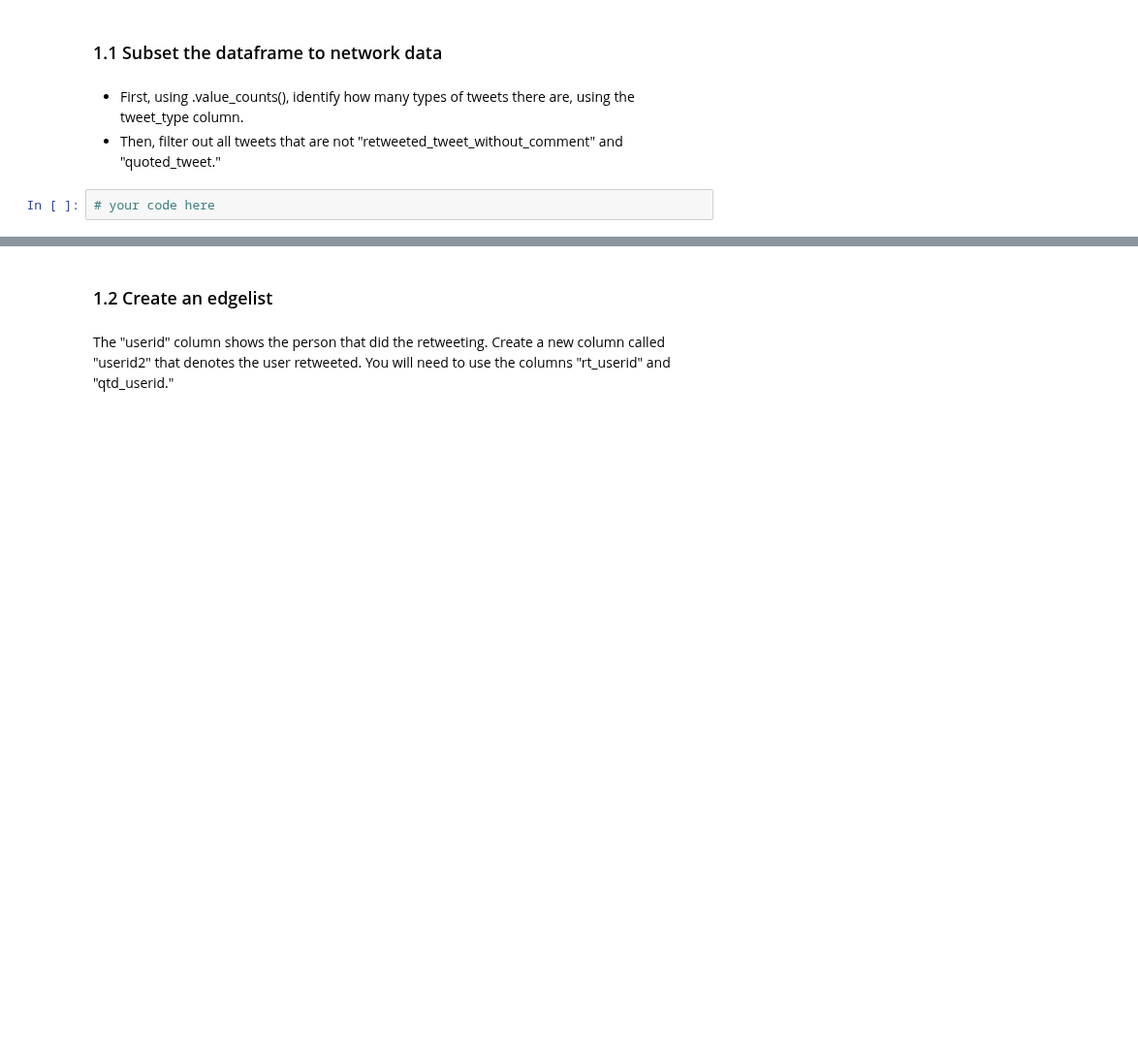
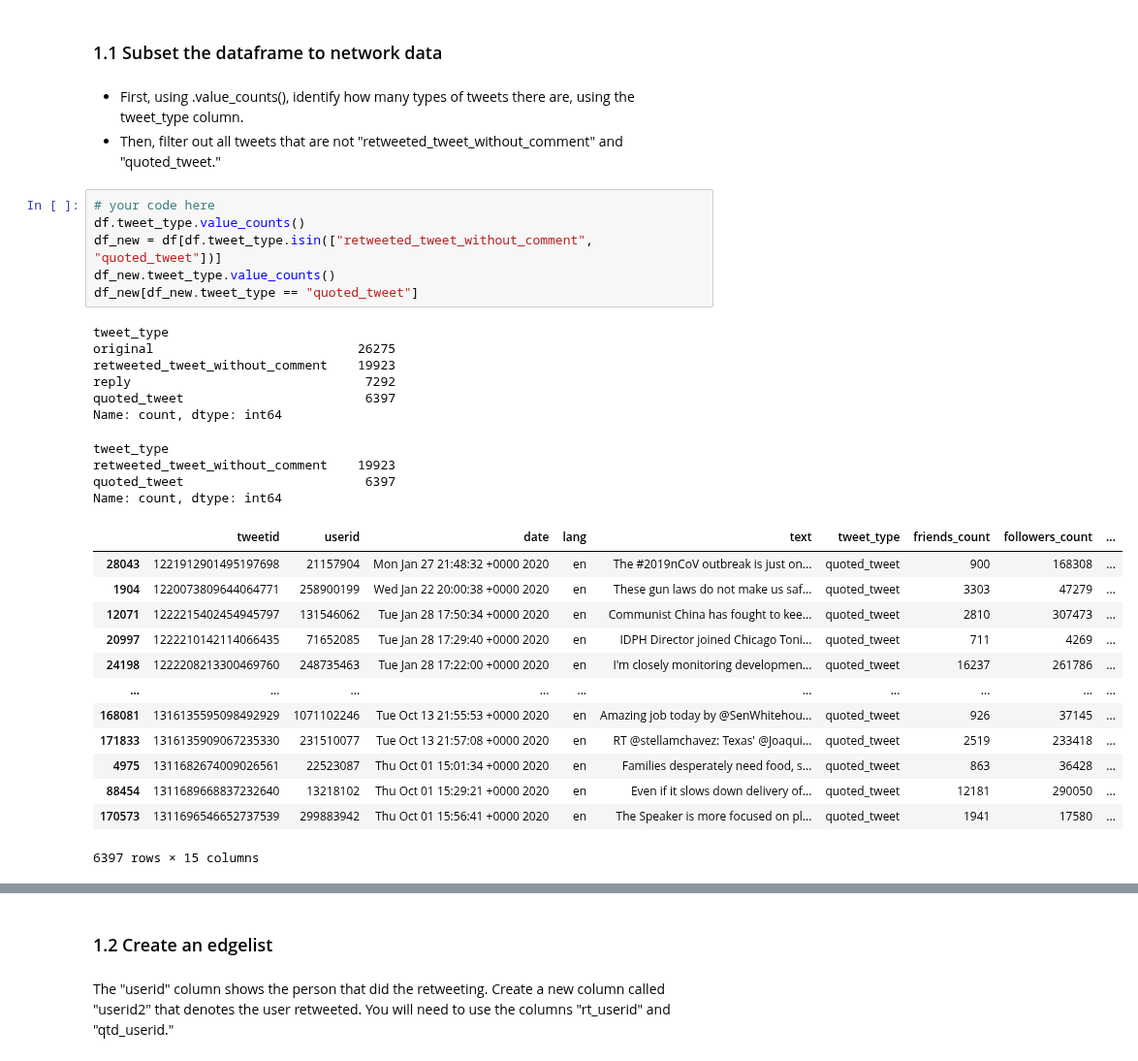
Before and after one commit to angelyn-l/qss20-x26, a Jupyter notebook: activities/07_social_network_analysis.ipynb, the cells around one changed output, grey strips where cells are left out. Shown at 97% size. Saved outputs shown, nothing was run; the diff lists cells and outputs as text; blank space fills up the shorter version.

```diff
--- a/activities/07_social_network_analysis.ipynb
+++ b/activities/07_social_network_analysis.ipynb
@@ -55,6 +95,34 @@ df.shape
 - Then, filter out all tweets that are not "retweeted_tweet_without_comment" and "quoted_tweet."
 # %%
 # your code here
+df.tweet_type.value_counts()
+df_new = df[df.tweet_type.isin(["retweeted_tweet_without_comment", "quoted_tweet"])]
+df_new.tweet_type.value_counts()
+df_new[df_new.tweet_type == "quoted_tweet"]
+# %% [output]
+tweet_type
+original                           26275
+retweeted_tweet_without_comment    19923
+reply                               7292
+quoted_tweet                        6397
+Name: count, dtype: int64
+tweet_type
+retweeted_tweet_without_comment    19923
+quoted_tweet                        6397
+Name: count, dtype: int64
+|  | tweetid | userid | date | lang | text | tweet_type | friends_count | followers_count | ... |
+| 28043 | 1221912901495197698 | 21157904 | Mon Jan 27 21:48:32 +0000 2020 | en | The #2019nCoV outbreak is just on... | quoted_tweet | 900 | 168308 | ... |
+| 1904 | 1220073809644064771 | 258900199 | Wed Jan 22 20:00:38 +0000 2020 | en | These gun laws do not make us saf... | quoted_tweet | 3303 | 47279 | ... |
+| 12071 | 1222215402454945797 | 131546062 | Tue Jan 28 17:50:34 +0000 2020 | en | Communist China has fought to kee... | quoted_tweet | 2810 | 307473 | ... |
+| 20997 | 1222210142114066435 | 71652085 | Tue Jan 28 17:29:40 +0000 2020 | en | IDPH Director joined Chicago Toni... | quoted_tweet | 711 | 4269 | ... |
+| 24198 | 1222208213300469760 | 248735463 | Tue Jan 28 17:22:00 +0000 2020 | en | I'm closely monitoring developmen... | quoted_tweet | 16237 | 261786 | ... |
+| ... | ... | ... | ... | ... | ... | ... | ... | ... | ... |
+| 168081 | 1316135595098492929 | 1071102246 | Tue Oct 13 21:55:53 +0000 2020 | en | Amazing job today by @SenWhitehou... | quoted_tweet | 926 | 37145 | ... |
+| 171833 | 1316135909067235330 | 231510077 | Tue Oct 13 21:57:08 +0000 2020 | en | RT @stellamchavez: Texas' @Joaqui... | quoted_tweet | 2519 | 233418 | ... |
+| 4975 | 1311682674009026561 | 22523087 | Thu Oct 01 15:01:34 +0000 2020 | en | Families desperately need food, s... | quoted_tweet | 863 | 36428 | ... |
+| 88454 | 1311689668837232640 | 13218102 | Thu Oct 01 15:29:21 +0000 2020 | en | Even if it slows down delivery of... | quoted_tweet | 12181 | 290050 | ... |
+| 170573 | 1311696546652737539 | 299883942 | Thu Oct 01 15:56:41 +0000 2020 | en | The Speaker is more focused on pl... | quoted_tweet | 1941 | 17580 | ... |
+6397 rows × 15 columns
 # %%
 ## Run this. Why is it empty?
 df[(df.tweet_type == "retweeted_tweet_without_comment") & (df.tweet_type == "quoted_tweet")]
```
Also changed, not shown: parts of 11 cells of this notebook, 1 other file.
